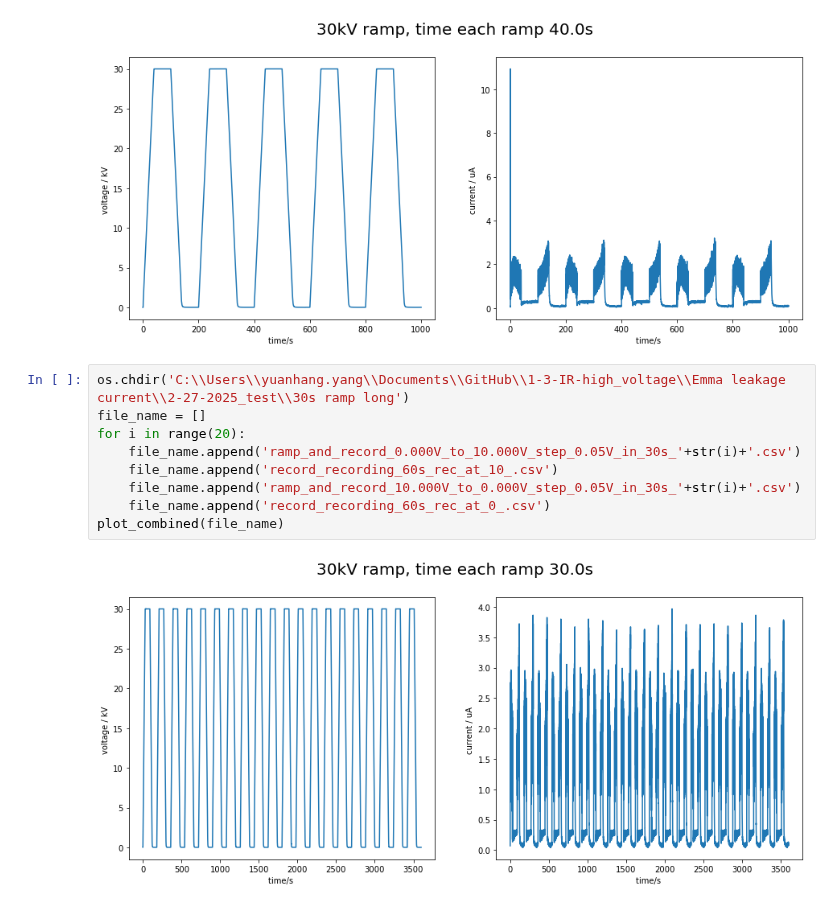
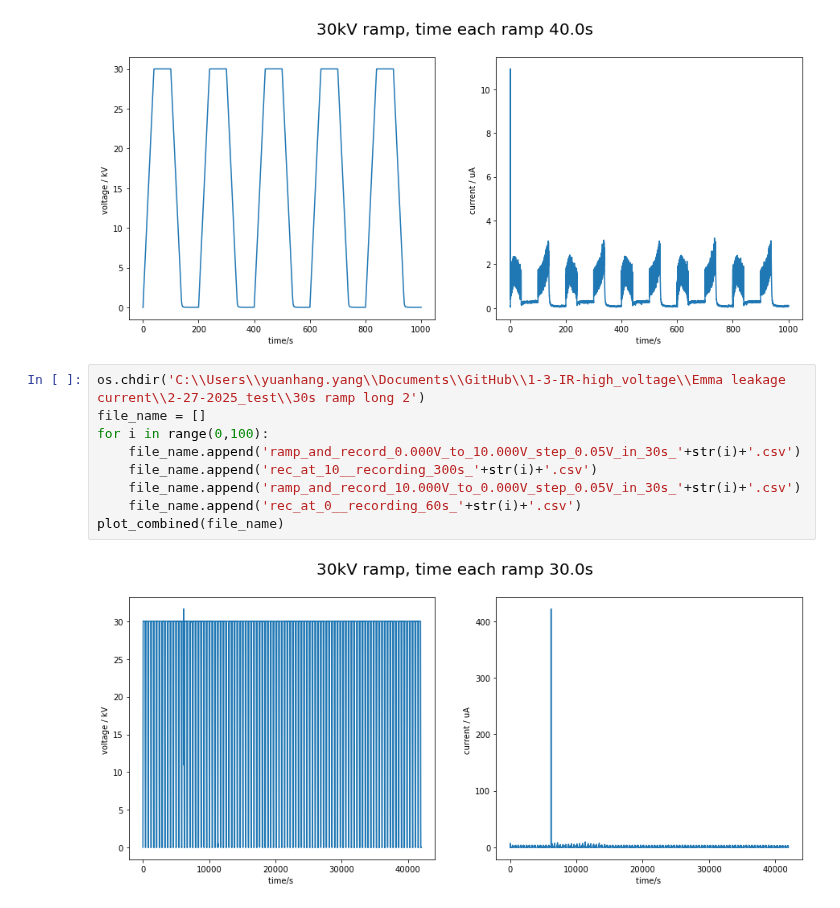
Before and after one commit to yyhshdu1/1-3-IR-high_voltage, a Jupyter notebook: Emma leakage current/Plot_V&A_ramp.ipynb, the cells around one changed output. Cells and saved outputs as stored; diff of their text form.

Commit message:
plot 30s 100

```diff
--- a/Emma leakage current/Plot_V&A_ramp.ipynb
+++ b/Emma leakage current/Plot_V&A_ramp.ipynb
@@ -220,13 +220,13 @@ plot_combined(file_name)
 # %% [output]
 [figure]
 # %%
-os.chdir('C:\\Users\\yuanhang.yang\\Documents\\GitHub\\1-3-IR-high_voltage\\Emma leakage current\\2-27-2025_test\\30s ramp long')
+os.chdir('C:\\Users\\yuanhang.yang\\Documents\\GitHub\\1-3-IR-high_voltage\\Emma leakage current\\2-27-2025_test\\30s ramp long 2')
 file_name = []
-for i in range(20):
+for i in range(0,100):
     file_name.append('ramp_and_record_0.000V_to_10.000V_step_0.05V_in_30s_'+str(i)+'.csv')
-    file_name.append('record_recording_60s_rec_at_10_.csv')
+    file_name.append('rec_at_10__recording_300s_'+str(i)+'.csv')
     file_name.append('ramp_and_record_10.000V_to_0.000V_step_0.05V_in_30s_'+str(i)+'.csv')
-    file_name.append('record_recording_60s_rec_at_0_.csv')
+    file_name.append('rec_at_0__recording_60s_'+str(i)+'.csv')
 plot_combined(file_name)
 # %% [output]
-[figure, old version]
+[figure, new version]
```
